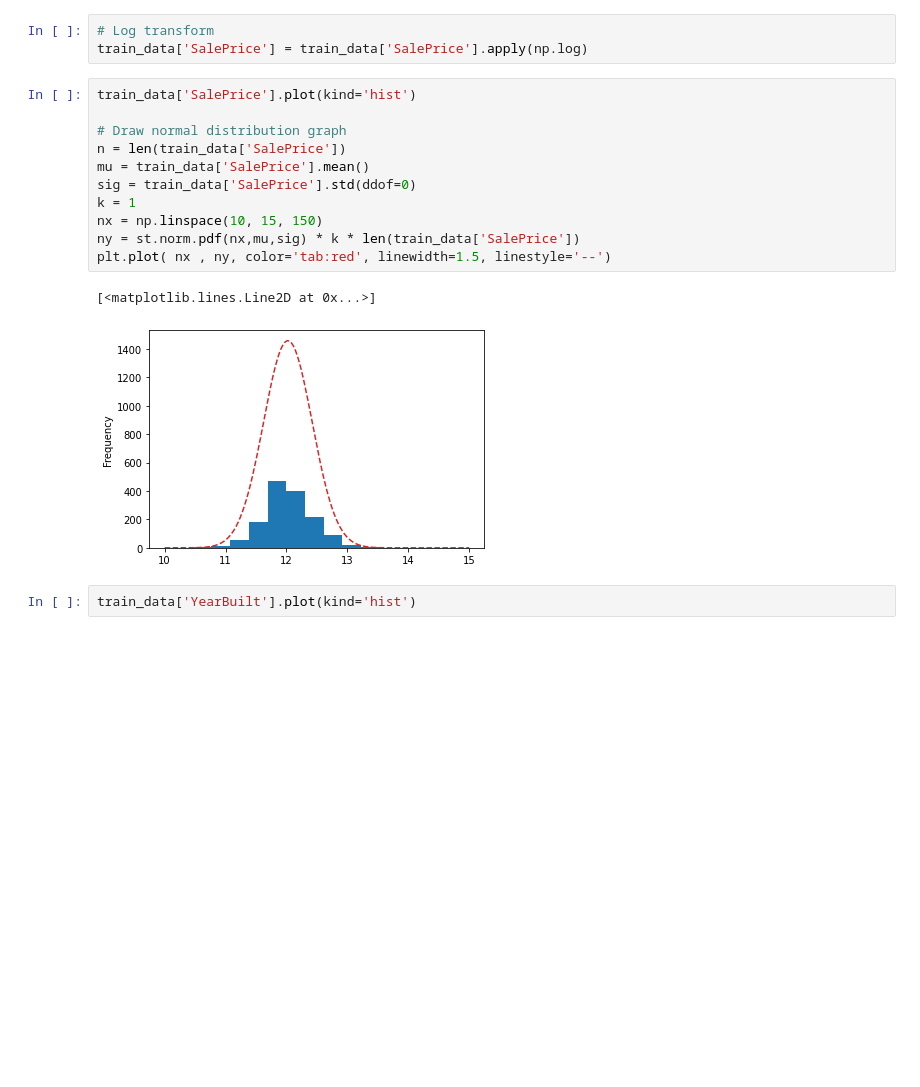
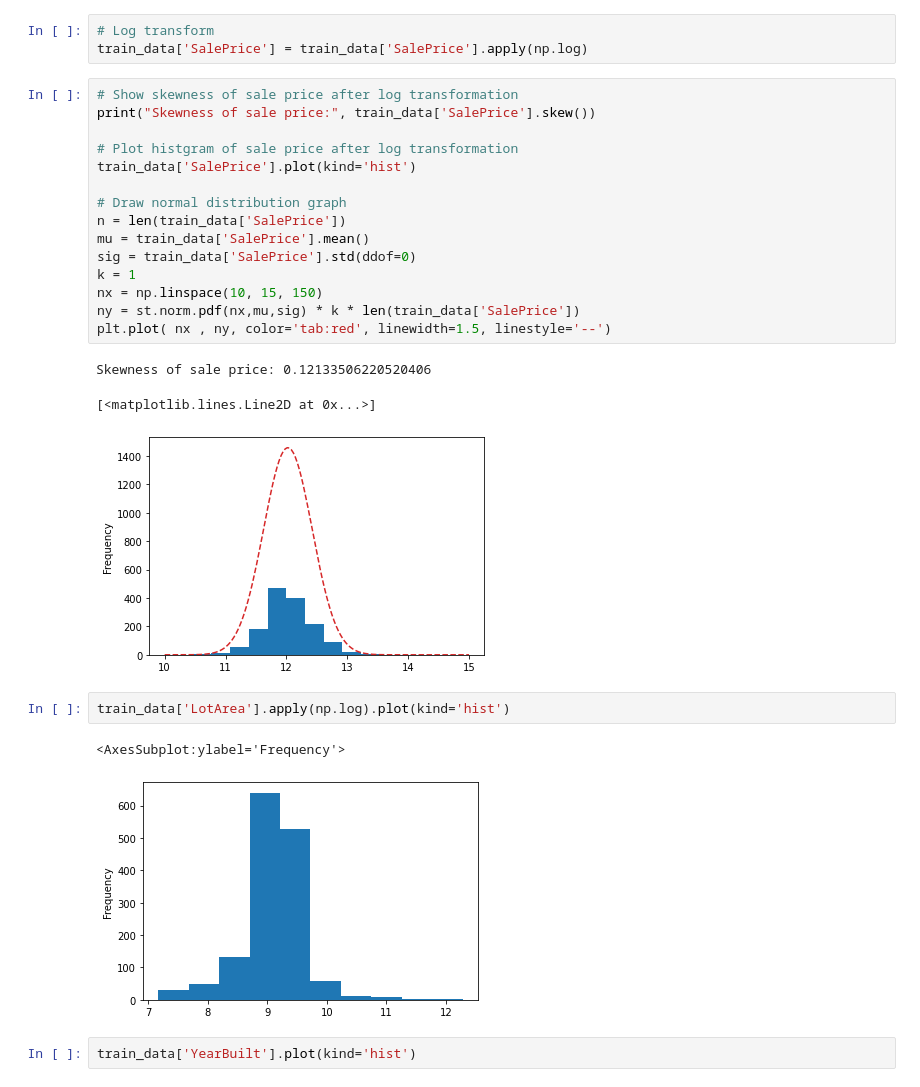
Before and after one commit to JeanMichelBereder/Kaggle, a Jupyter notebook: kaggle-house-prices.ipynb, the cells around one changed output. Cells and saved outputs as stored; diff of their text form; blank space fills up the shorter version.

Commit message:
Kaggle Notebook | kaggle_house_prices | Version 15

```diff
--- a/kaggle-house-prices.ipynb
+++ b/kaggle-house-prices.ipynb
@@ -102,6 +107,10 @@ plt.plot( nx , ny, color='tab:red', linewidth=1.5, linestyle='--')
 # Log transform
 train_data['SalePrice'] = train_data['SalePrice'].apply(np.log)
 # %%
+# Show skewness of sale price after log transformation
+print("Skewness of sale price:", train_data['SalePrice'].skew())
+
+# Plot histgram of sale price after log transformation
 train_data['SalePrice'].plot(kind='hist')
 
 # Draw normal distribution graph
@@ -113,8 +122,14 @@ nx = np.linspace(10, 15, 150)
 ny = st.norm.pdf(nx,mu,sig) * k * len(train_data['SalePrice'])
 plt.plot( nx , ny, color='tab:red', linewidth=1.5, linestyle='--')
 # %% [output]
-[<matplotlib.lines.Line2D at 0x...>]
+Skewness of sale price: 0.12133506220520406
+[<matplotlib.lines.Line2D at 0x...>]
 [figure]
+# %%
+train_data['LotArea'].apply(np.log).plot(kind='hist')
+# %% [output]
+<AxesSubplot:ylabel='Frequency'>
+[figure, added]
 # %%
 train_data['YearBuilt'].plot(kind='hist')
 # %% [output]
```
Also changed, not shown: parts of 1 cell of this notebook.
